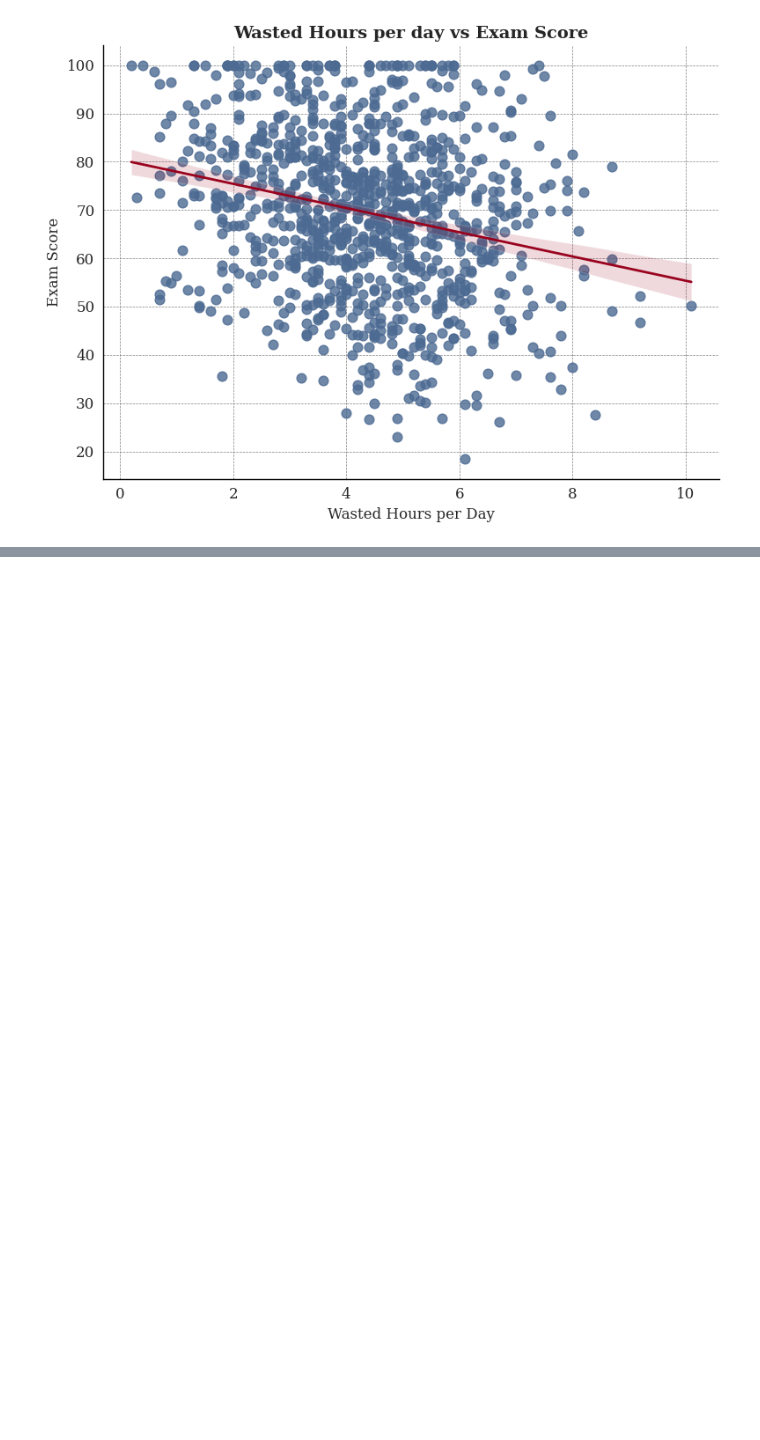
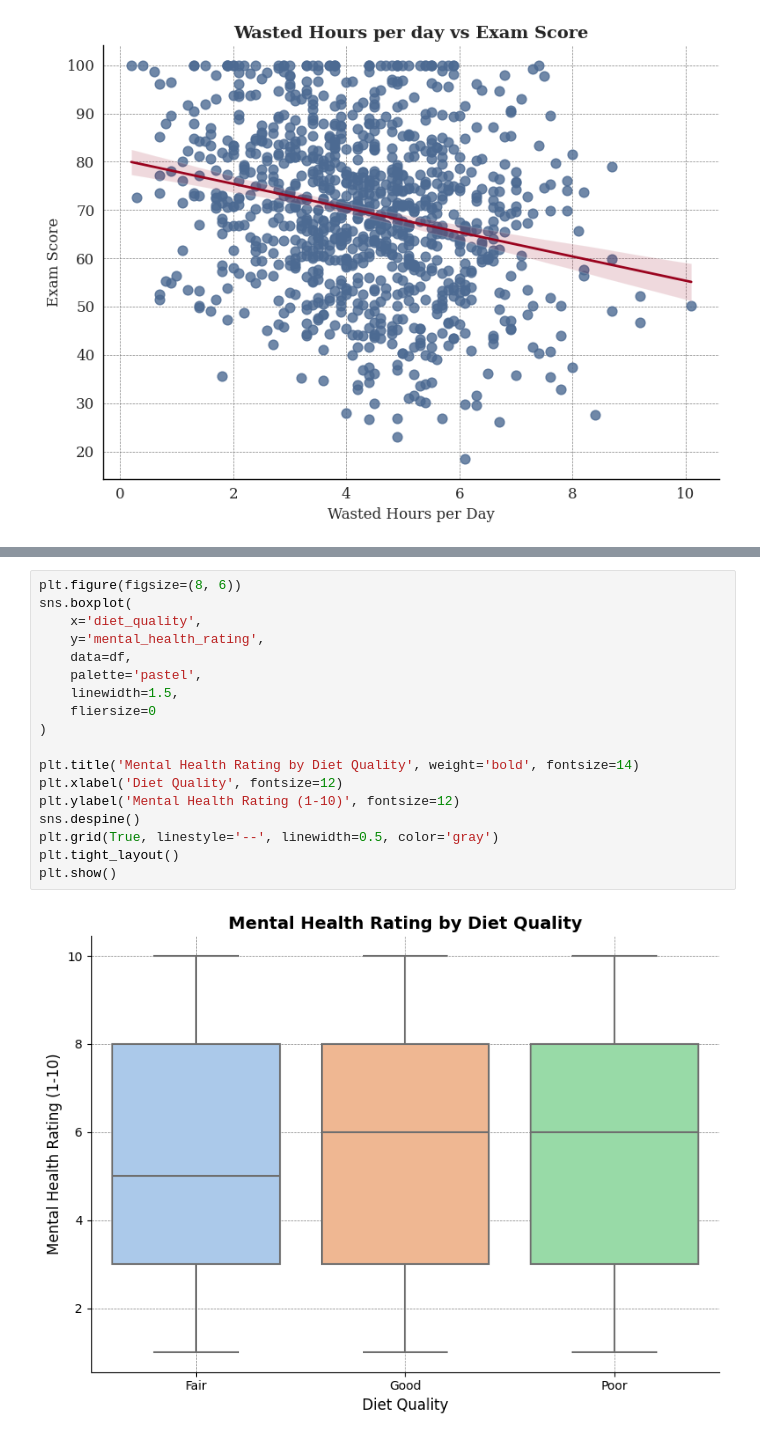
Before and after one commit to OmarAboElnaga/Students-Score-and-their-Habits, a Jupyter notebook: Students'_Scores_and_their_habits.ipynb, the cells around one changed output, grey strips where cells are left out. Drawn from its saved outputs; the diff is of its cells as text; blank space fills up the shorter version.

```diff
--- a/Students'_Scores_and_their_habits.ipynb
+++ b/Students'_Scores_and_their_habits.ipynb
@@ -931,0 +951,20 @@ plt.show()
+# %%
+plt.figure(figsize=(8, 6))
+sns.boxplot(
+    x='diet_quality',
+    y='mental_health_rating',
+    data=df,
+    palette='pastel',
+    linewidth=1.5,
+    fliersize=0
+)
+
+plt.title('Mental Health Rating by Diet Quality', weight='bold', fontsize=14)
+plt.xlabel('Diet Quality', fontsize=12)
+plt.ylabel('Mental Health Rating (1-10)', fontsize=12)
+sns.despine()
+plt.grid(True, linestyle='--', linewidth=0.5, color='gray')
+plt.tight_layout()
+plt.show()
+# %% [output]
+[figure, added]
```
Also changed, not shown: parts of 5 cells of this notebook.
